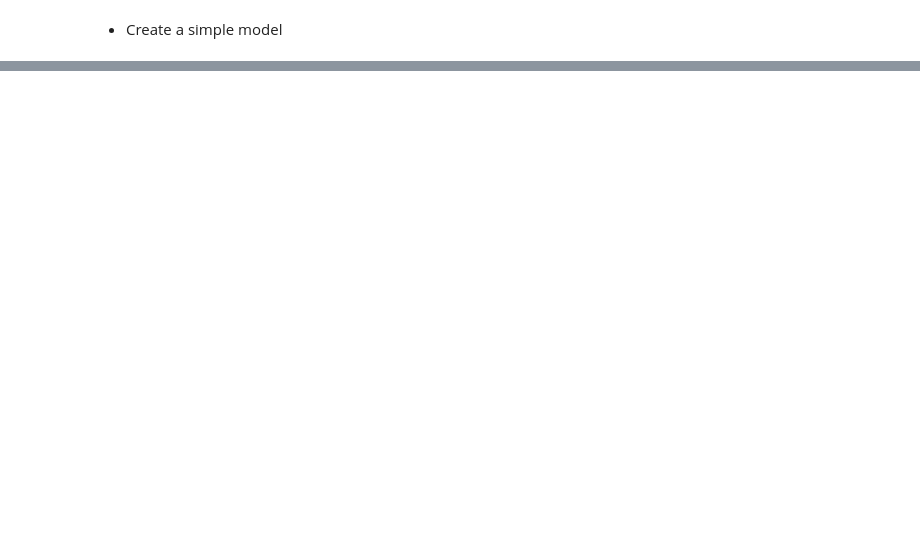
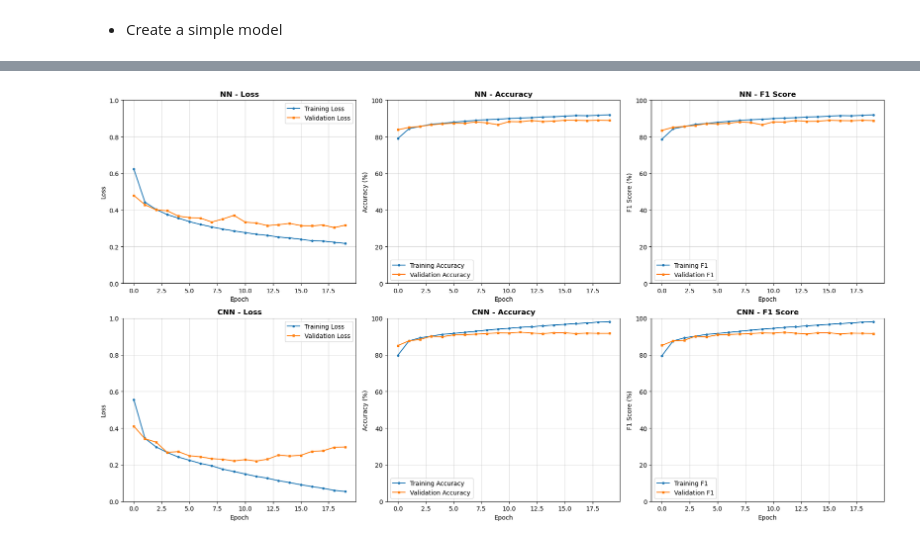
Before and after one commit to marstonsward/aai_521_computer_vision, a Jupyter notebook: module_1/assignment_pytorch.ipynb, the cells around one changed output, grey strips where cells are left out. Saved outputs shown, nothing was run; the diff lists cells and outputs as text; code cells hidden in the pictures; blank space fills up the shorter version.

```diff
--- a/module_1/assignment_pytorch.ipynb
+++ b/module_1/assignment_pytorch.ipynb
@@ -275,0 +522,81 @@ Common issues and solutions:
+# %%
+# Compare the models - Plot both NN and CNN learning curves
+fig, axes = plt.subplots(2, 3, figsize=(18, 10))
+
+# Row 1: NN Model
+axes[0, 0].plot(train_losses, label='Training Loss', marker='o', markersize=3)
+axes[0, 0].plot(val_losses, label='Validation Loss', marker='s', markersize=3)
+axes[0, 0].set_title('NN - Loss', fontsize=12, fontweight='bold')
+axes[0, 0].set_xlabel('Epoch')
+axes[0, 0].set_ylabel('Loss')
+axes[0, 0].set_ylim([0, 1])
+axes[0, 0].legend()
+axes[0, 0].grid(linewidth=0.5, alpha=0.7)
+
+axes[0, 1].plot(train_accuracies, label='Training Accuracy', marker='o', markersize=3)
+axes[0, 1].plot(val_accuracies, label='Validation Accuracy', marker='s', markersize=3)
+axes[0, 1].set_title('NN - Accuracy', fontsize=12, fontweight='bold')
+axes[0, 1].set_xlabel('Epoch')
+axes[0, 1].set_ylabel('Accuracy (%)')
+axes[0, 1].set_ylim([0, 100])
+axes[0, 1].legend()
+axes[0, 1].grid(linewidth=0.5, alpha=0.7)
+
+trainf1s = [i * 100 for i in train_f1s]
+valf1s = [i * 100 for i in val_f1s]
+axes[0, 2].plot(trainf1s, label='Training F1', marker='o', markersize=3)
+axes[0, 2].plot(valf1s, label='Validation F1', marker='s', markersize=3)
+axes[0, 2].set_title('NN - F1 Score', fontsize=12, fontweight='bold')
+axes[0, 2].set_xlabel('Epoch')
+axes[0, 2].set_ylabel('F1 Score (%)')
+axes[0, 2].set_ylim([0, 100])
+axes[0, 2].legend()
+axes[0, 2].grid(linewidth=0.5, alpha=0.7)
+
+# Row 2: CNN Model
+axes[1, 0].plot(cnn_train_losses, label='Training Loss', marker='o', markersize=3)
+axes[1, 0].plot(cnn_val_losses, label='Validation Loss', marker='s', markersize=3)
+axes[1, 0].set_title('CNN - Loss', fontsize=12, fontweight='bold')
+axes[1, 0].set_xlabel('Epoch')
+axes[1, 0].set_ylabel('Loss')
+axes[1, 0].set_ylim([0, 1])
+axes[1, 0].legend()
+axes[1, 0].grid(linewidth=0.5, alpha=0.7)
+
+axes[1, 1].plot(cnn_train_accuracies, label='Training Accuracy', marker='o', markersize=3)
+axes[1, 1].plot(cnn_val_accuracies, label='Validation Accuracy', marker='s', markersize=3)
+axes[1, 1].set_title('CNN - Accuracy', fontsize=12, fontweight='bold')
+axes[1, 1].set_xlabel('Epoch')
+axes[1, 1].set_ylabel('Accuracy (%)')
+axes[1, 1].set_ylim([0, 100])
+axes[1, 1].legend()
+axes[1, 1].grid(linewidth=0.5, alpha=0.7)
+
+trainf1 = [i * 100 for i in cnn_train_f1s]
+valf1 = [i * 100 for i in cnn_val_f1s]
+axes[1, 2].plot(trainf1, label='Training F1', marker='o', markersize=3)
+axes[1, 2].plot(valf1, label='Validation F1', marker='s', markersize=3)
+axes[1, 2].set_title('CNN - F1 Score', fontsize=12, fontweight='bold')
+axes[1, 2].set_xlabel('Epoch')
+axes[1, 2].set_ylabel('F1 Score (%)')
+axes[1, 2].set_ylim([0, 100])
+axes[1, 2].legend()
+axes[1, 2].grid(linewidth=0.5, alpha=0.7)
+
+plt.tight_layout()
+plt.show()
+
+print("\n" + "="*80)
+print("MODEL COMPARISON")
+print("="*80)
+print(f"{'Metric':<30} {'NN Model':<20} \t {'CNN Model':<20}")
+print("="*80)
+print(f"{'Final Train Accuracy':<30} {train_accuracies[-1]:.2f}% \t\t\t {cnn_train_accuracies[-1]:.2f}%")
+print(f"{'Final Val Accuracy':<30} {val_accuracies[-1]:.2f}% \t\t\t {cnn_val_accuracies[-1]:.2f}%")
+print(f"{'Final Train Loss':<30} {train_losses[-1]:.4f} \t\t\t {cnn_train_losses[-1]:.4f}")
+print(f"{'Final Val Loss':<30} {val_losses[-1]:.4f} \t\t\t {cnn_val_losses[-1]:.4f}")
+print(f"{'Final Train F1':<30} {train_f1s[-1]:.4f} \t\t\t {cnn_train_f1s[-1]:.4f}")
+print(f"{'Final Val F1':<30} {val_f1s[-1]:.4f} \t\t\t {cnn_val_f1s[-1]:.4f}")
+print("="*80)
+# %% [output]
+[figure, added]
```
Also changed, not shown: parts of 18 cells of this notebook, 2 other files.
